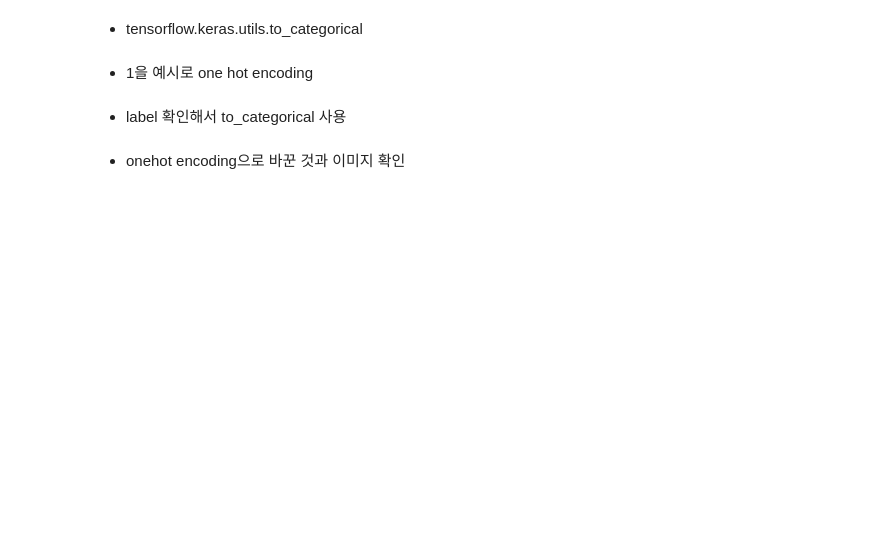
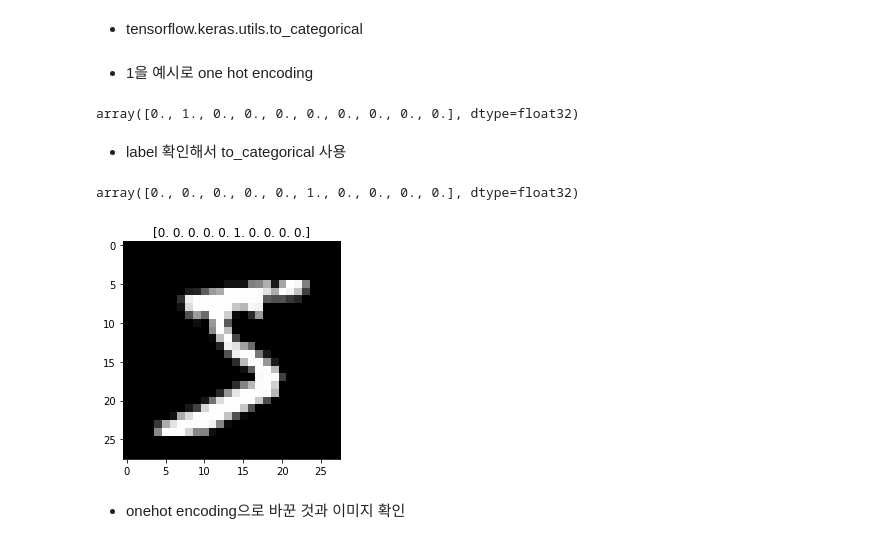
Before and after one commit to yhkim3323/tensorflow_project, a Jupyter notebook: first_project_MNIST.ipynb, the cells around one changed output. Cells and saved outputs as stored; diff of their text form; code cells hidden in the pictures; blank space fills up the shorter version.

```diff
--- a/first_project_MNIST.ipynb
+++ b/first_project_MNIST.ipynb
@@ -71,7 +143,22 @@ Label 하나를 열어서 Image와 비교하여 제대로 들어갔는지. 어
 from tensorflow.keras.utils import to_categorical
 # %% [markdown]
 - 1을 예시로 one hot encoding
+# %%
+to_categorical(1, 10)
+# %% [output]
+array([0., 1., 0., 0., 0., 0., 0., 0., 0., 0.], dtype=float32)
 # %% [markdown]
 - label 확인해서 to_categorical 사용
+# %%
+label = train_y[0]
+one_hot = to_categorical(label,num_classes = 10)
+one_hot
+# %% [output]
+array([0., 0., 0., 0., 0., 1., 0., 0., 0., 0.], dtype=float32)
+# %%
+plt.figure, plt.title(one_hot),plt.imshow(train_x[0],'gray')
+plt.show()
+# %% [output]
+[figure, added]
 # %% [markdown]
 - onehot encoding으로 바꾼 것과 이미지 확인
```
Also changed, not shown: parts of 25 cells of this notebook.
